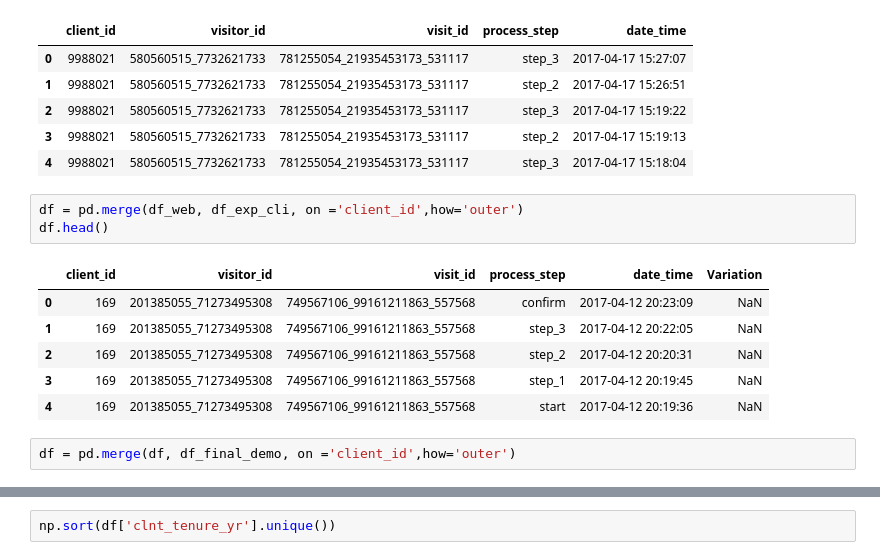
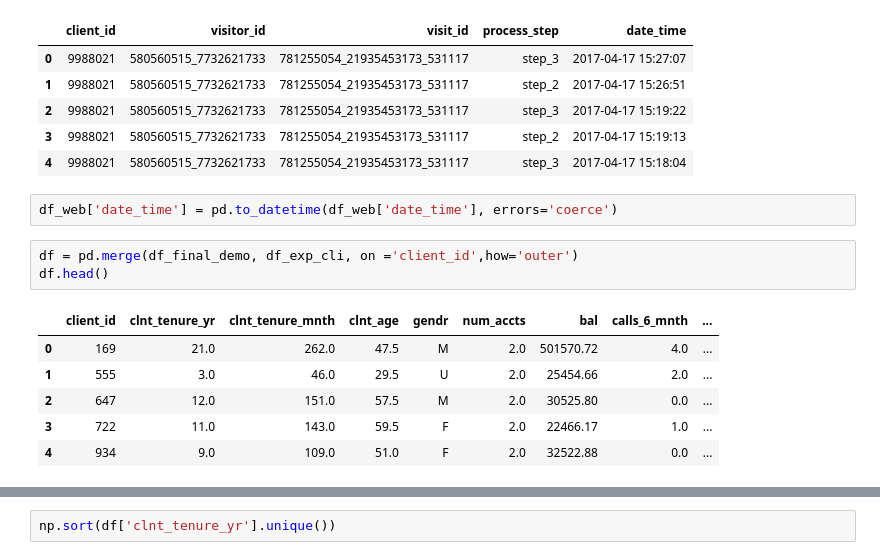
Before and after one commit to JimenezRoDA/vanguard-ab-test, a Jupyter notebook: vanguard-ab-test.ipynb, the cells around one changed output, grey strips where cells are left out. Saved outputs shown, nothing was run; the diff lists cells and outputs as text.

```diff
--- a/vanguard-ab-test.ipynb
+++ b/vanguard-ab-test.ipynb
@@ -65,18 +70,18 @@ df_web.head()
 | 2 | 9988021 | 580560515_7732621733 | 781255054_21935453173_531117 | step_3 | 2017-04-17 15:19:22 |
 | 3 | 9988021 | 580560515_7732621733 | 781255054_21935453173_531117 | step_2 | 2017-04-17 15:19:13 |
 | 4 | 9988021 | 580560515_7732621733 | 781255054_21935453173_531117 | step_3 | 2017-04-17 15:18:04 |
+# %%
+df_web['date_time'] = pd.to_datetime(df_web['date_time'], errors='coerce')
 # %%
-df = pd.merge(df_web, df_exp_cli, on ='client_id',how='outer')
+df = pd.merge(df_final_demo, df_exp_cli, on ='client_id',how='outer')
 df.head()
 # %% [output]
-|  | client_id | visitor_id | visit_id | process_step | date_time | Variation |
-| 0 | 169 | 201385055_71273495308 | 749567106_99161211863_557568 | confirm | 2017-04-12 20:23:09 | NaN |
-| 1 | 169 | 201385055_71273495308 | 749567106_99161211863_557568 | step_3 | 2017-04-12 20:22:05 | NaN |
-| 2 | 169 | 201385055_71273495308 | 749567106_99161211863_557568 | step_2 | 2017-04-12 20:20:31 | NaN |
-| 3 | 169 | 201385055_71273495308 | 749567106_99161211863_557568 | step_1 | 2017-04-12 20:19:45 | NaN |
-| 4 | 169 | 201385055_71273495308 | 749567106_99161211863_557568 | start | 2017-04-12 20:19:36 | NaN |
+|  | client_id | clnt_tenure_yr | clnt_tenure_mnth | clnt_age | gendr | num_accts | bal | calls_6_mnth | ... |
+| 0 | 169 | 21.0 | 262.0 | 47.5 | M | 2.0 | 501570.72 | 4.0 | ... |
+| 1 | 555 | 3.0 | 46.0 | 29.5 | U | 2.0 | 25454.66 | 2.0 | ... |
+| 2 | 647 | 12.0 | 151.0 | 57.5 | M | 2.0 | 30525.80 | 0.0 | ... |
+| 3 | 722 | 11.0 | 143.0 | 59.5 | F | 2.0 | 22466.17 | 1.0 | ... |
+| 4 | 934 | 9.0 | 109.0 | 51.0 | F | 2.0 | 32522.88 | 0.0 | ... |
-# %%
-df = pd.merge(df, df_final_demo, on ='client_id',how='outer')
 # %%
 df.head()
 # %% [output]
```
Also changed, not shown: parts of 29 cells of this notebook.
